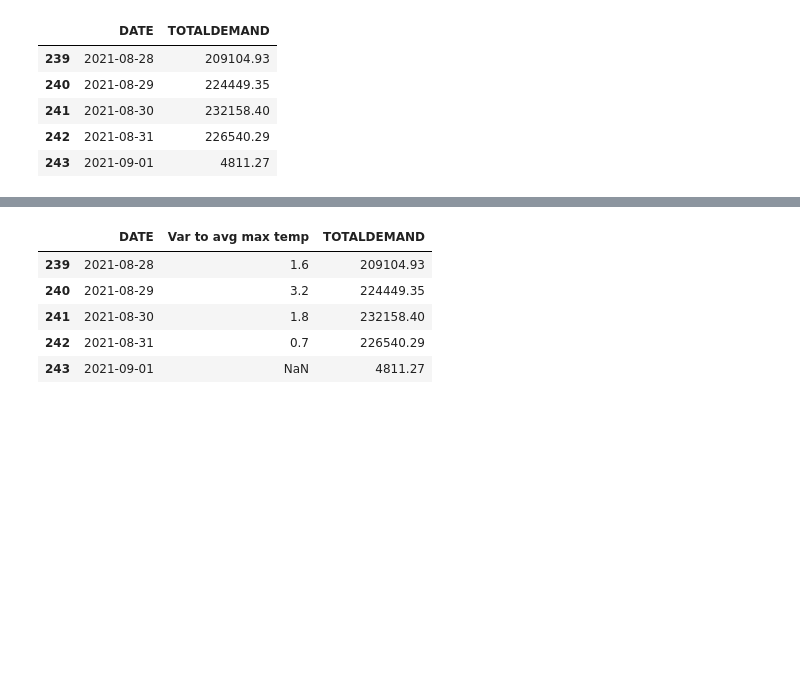
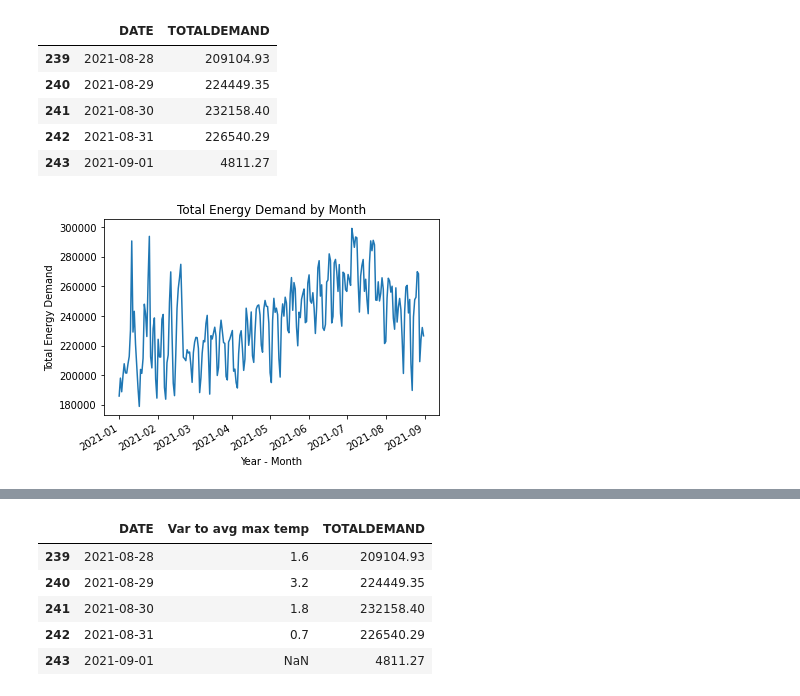
Before and after one commit to YunaWuu/Data_Analytics_Assignment2_Group2, a Jupyter notebook: Assignment 2 - Model 1.ipynb, the cells around one changed output, grey strips where cells are left out. Cells and saved outputs as stored; diff of their text form; code cells hidden in the pictures; blank space fills up the shorter version.

```diff
--- a/Assignment 2 - Model 1.ipynb
+++ b/Assignment 2 - Model 1.ipynb
@@ -67,3 +104,13 @@ demand_bydate.tail()
 | 241 | 2021-08-30 | 232158.40 |
 | 242 | 2021-08-31 | 226540.29 |
 | 243 | 2021-09-01 | 4811.27 |
+# %%
+#Draw line chart to show demand movement from Jan'21 to Aug'21
+plt.plot(weather_data['Date'],weather_data['TOTALDEMAND'].loc[0:242])
+plt.title("Total Energy Demand by Month")
+plt.gcf().autofmt_xdate()
+plt.xlabel("Year - Month")
+plt.ylabel("Total Energy Demand")
+plt.show()
+# %% [output]
+[figure, added]
```
Also changed, not shown: parts of 10 cells of this notebook.
